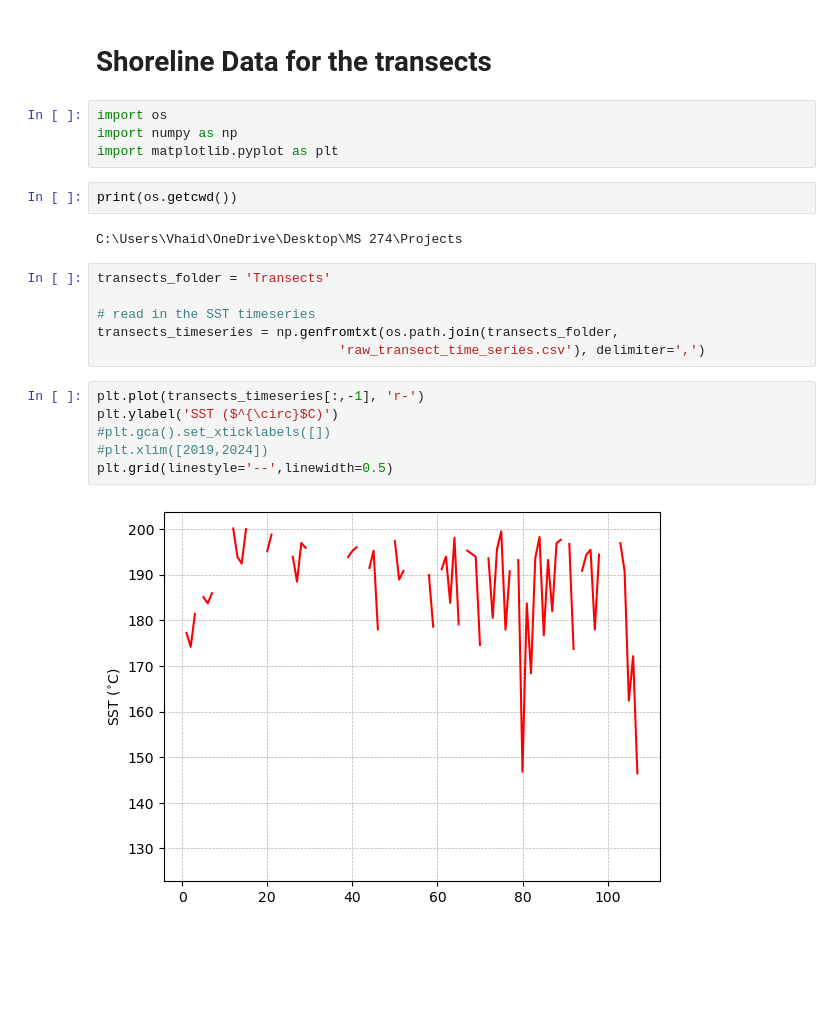
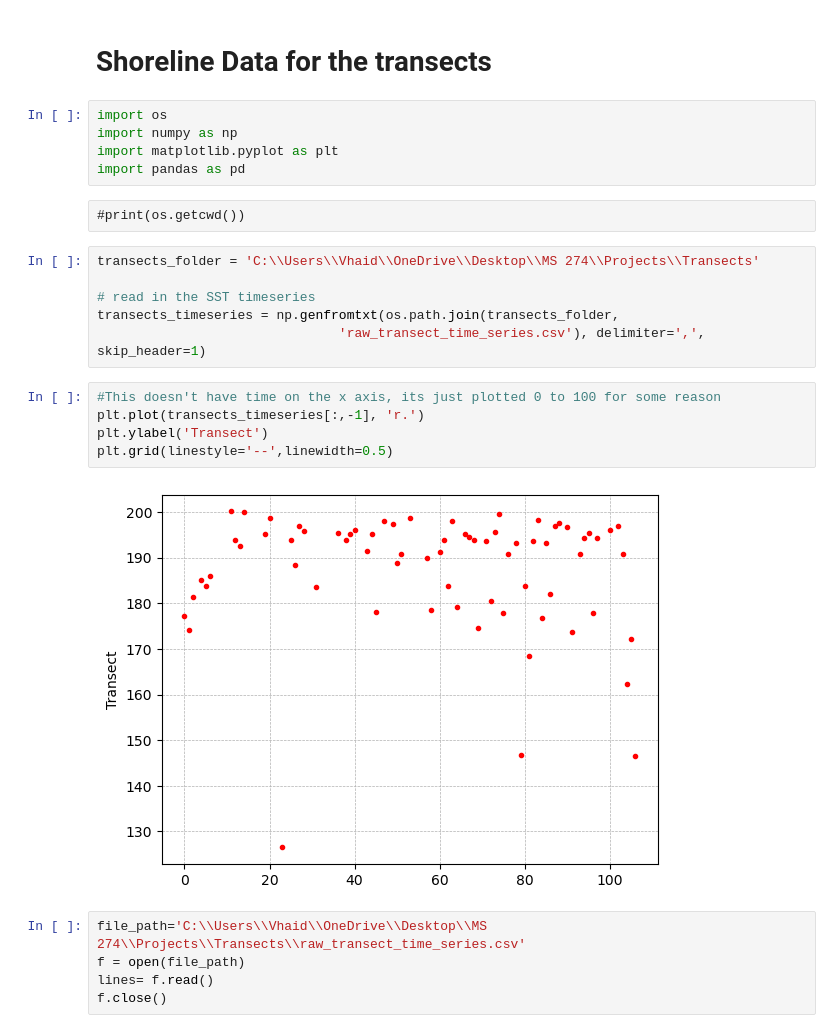
Before and after one commit to Vhaidee1/Shorelinechanges, a Jupyter notebook: Plotting shoreline transect.ipynb, the cells around one changed output. Drawn from its saved outputs; the diff is of its cells as text; blank space fills up the shorter version.

```diff
--- a/Plotting shoreline transect.ipynb
+++ b/Plotting shoreline transect.ipynb
@@ -4,21 +4,24 @@
 import os
 import numpy as np
 import matplotlib.pyplot as plt
+import pandas as pd
-# %%
-print(os.getcwd())
-# %% [output]
-C:\Users\Vhaid\OneDrive\Desktop\MS 274\Projects
+# %% [raw]
+#print(os.getcwd())
 # %%
-transects_folder = 'Transects'
+transects_folder = 'C:\\Users\\Vhaid\\OneDrive\\Desktop\\MS 274\\Projects\\Transects'
 
 # read in the SST timeseries
 transects_timeseries = np.genfromtxt(os.path.join(transects_folder,
-                               'raw_transect_time_series.csv'), delimiter=',')
+                               'raw_transect_time_series.csv'), delimiter=',', skip_header=1)
 # %%
-plt.plot(transects_timeseries[:,-1], 'r-')
-plt.ylabel('SST ($^{\circ}$C)')
-#plt.gca().set_xticklabels([])
-#plt.xlim([2019,2024])
+#This doesn't have time on the x axis, its just plotted 0 to 100 for some reason
+plt.plot(transects_timeseries[:,-1], 'r.')
+plt.ylabel('Transect')
 plt.grid(linestyle='--',linewidth=0.5)
 # %% [output]
-[figure, old version]
+[figure, new version]
+# %%
+file_path='C:\\Users\\Vhaid\\OneDrive\\Desktop\\MS 274\\Projects\\Transects\\raw_transect_time_series.csv'
+f = open(file_path)
+lines= f.read()
+f.close()
```
Also changed, not shown: parts of 5 cells of this notebook, 11 other files.
